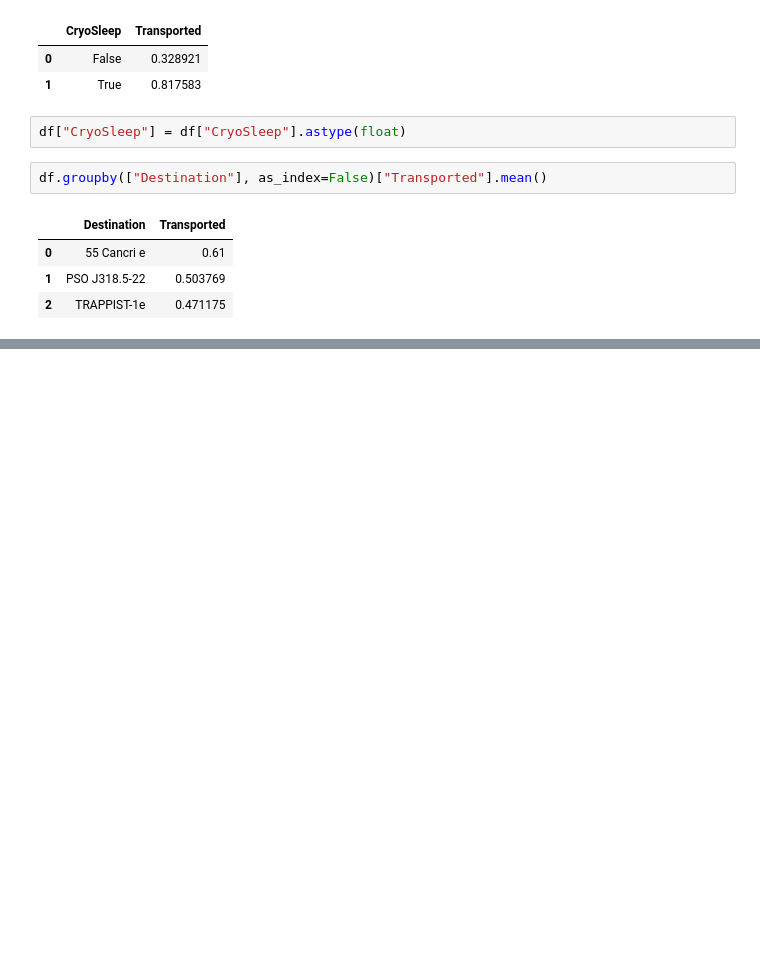
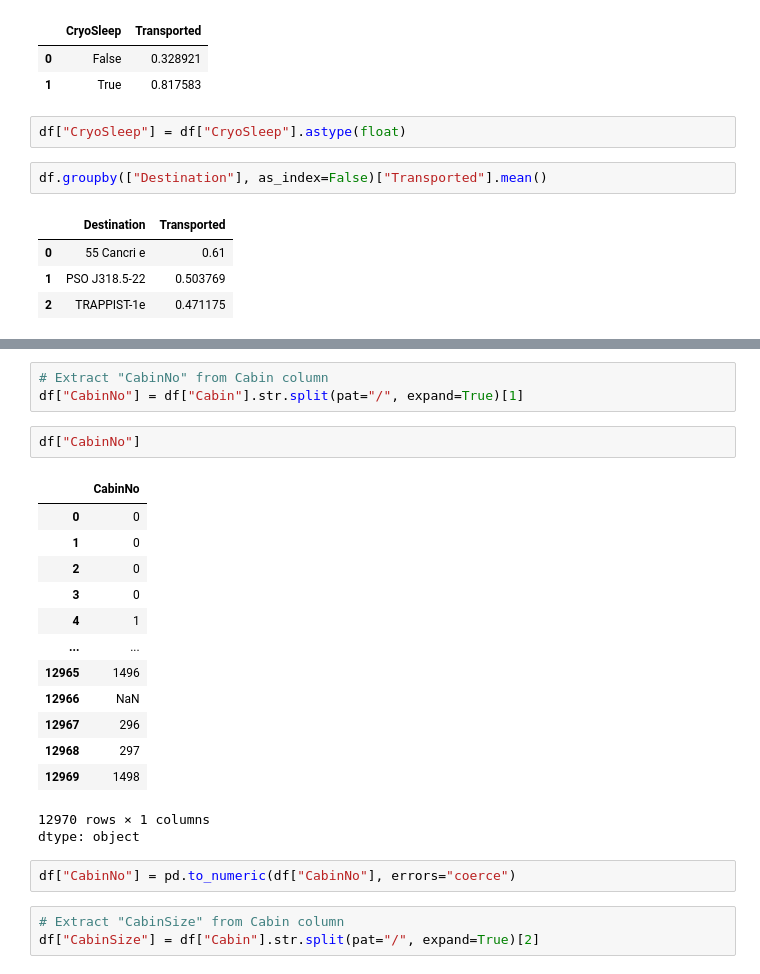
Before and after one commit to harsij01/spaceship-titanic, a Jupyter notebook: spaceship_titanic.ipynb, the cells around one changed output, grey strips where cells are left out. Cells and saved outputs as stored; diff of their text form; blank space fills up the shorter version.

```diff
--- a/spaceship_titanic.ipynb
+++ b/spaceship_titanic.ipynb
@@ -216,0 +254,25 @@ df.groupby(["Destination"], as_index=False)["Transported"].mean()
+# %%
+# Extract "CabinNo" from Cabin column
+df["CabinNo"] = df["Cabin"].str.split(pat="/", expand=True)[1]
+# %%
+df["CabinNo"]
+# %% [output]
+|  | CabinNo |
+| 0 | 0 |
+| 1 | 0 |
+| 2 | 0 |
+| 3 | 0 |
+| 4 | 1 |
+| ... | ... |
+| 12965 | 1496 |
+| 12966 | NaN |
+| 12967 | 296 |
+| 12968 | 297 |
+| 12969 | 1498 |
+12970 rows × 1 columns
+dtype: object
+# %%
+df["CabinNo"] = pd.to_numeric(df["CabinNo"], errors="coerce")
+# %%
+# Extract "CabinSize" from Cabin column
+df["CabinSize"] = df["Cabin"].str.split(pat="/", expand=True)[2]
```
Also changed, not shown: parts of 6 cells of this notebook.
